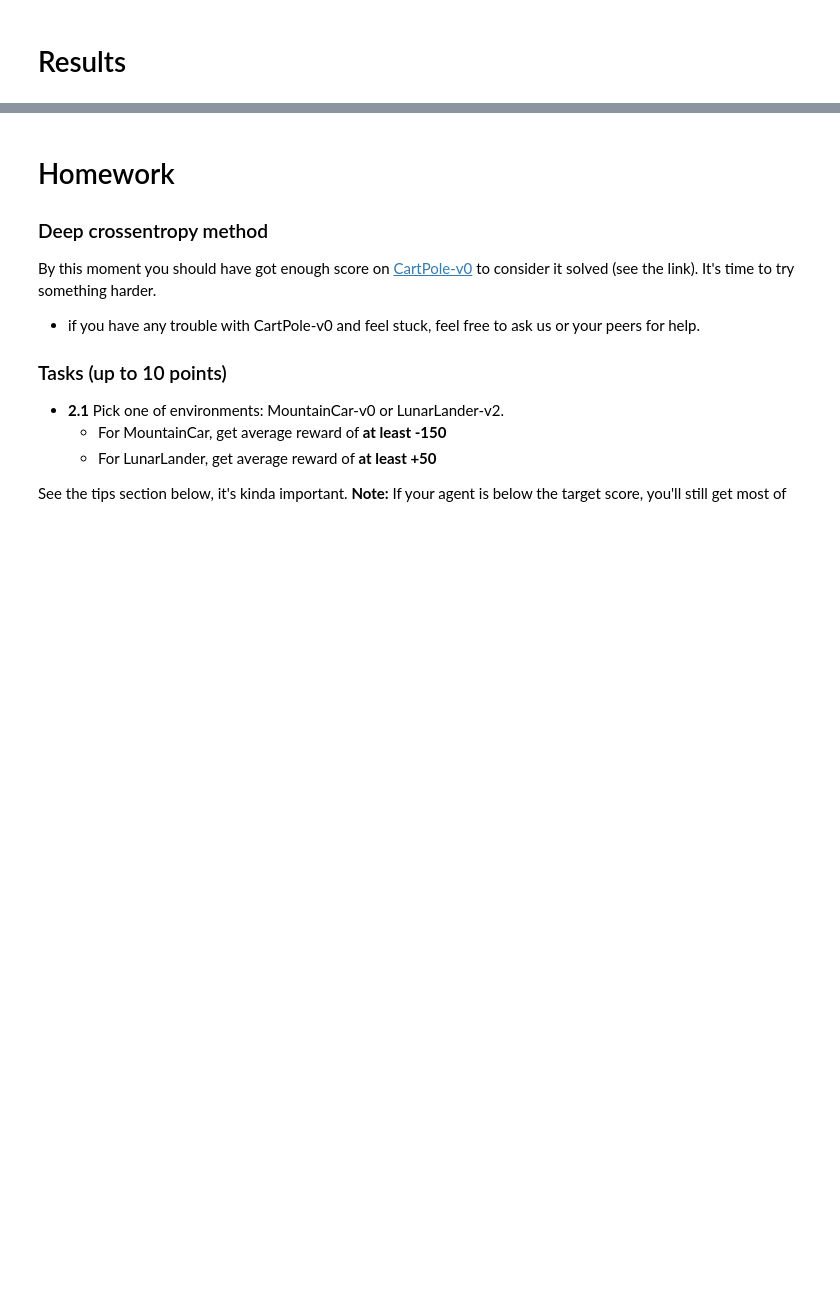
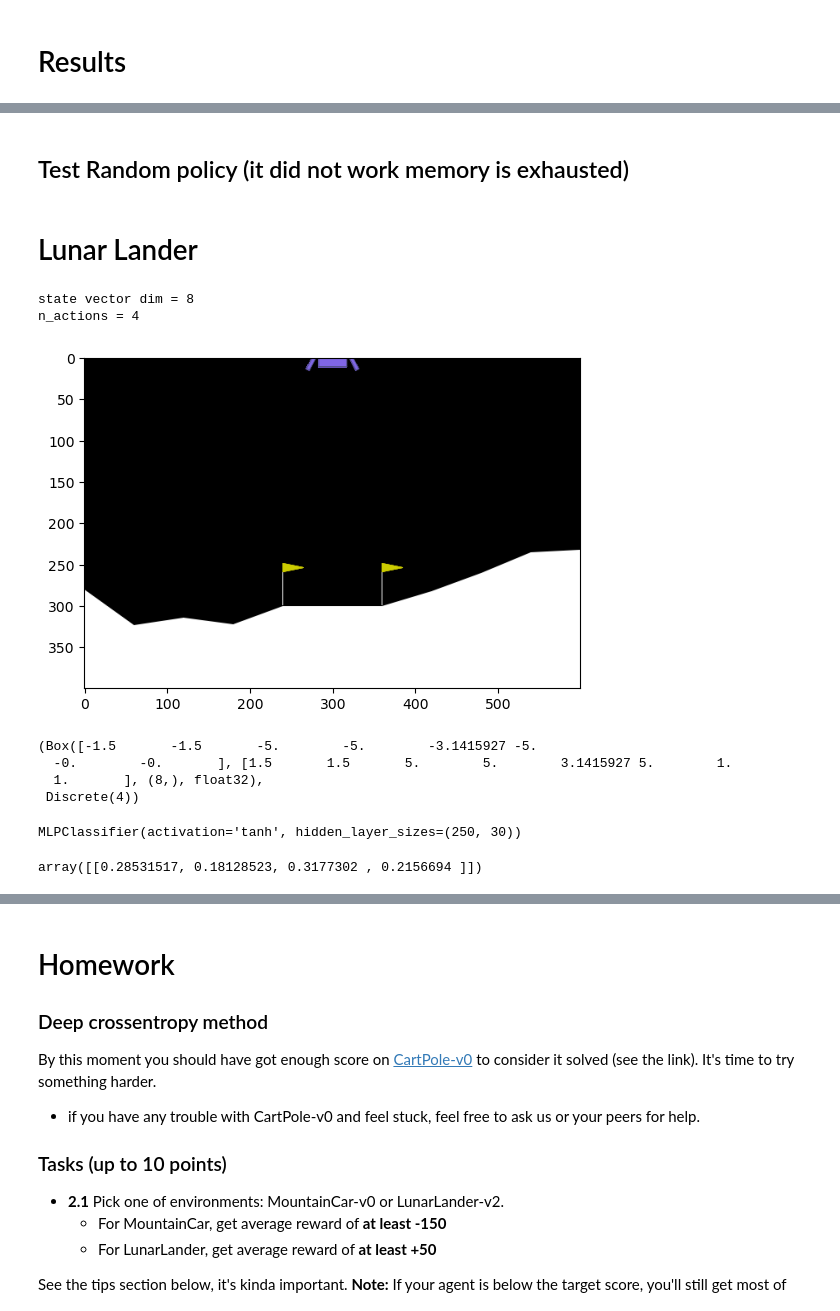
Before and after one commit to AlexGrig/practical-rl, a Jupyter notebook: hw-1-deep-crossentropy-method/hw-1-deep-crossentropy-method.ipynb, the cells around one changed output, grey strips where cells are left out. Drawn from its saved outputs; the diff is of its cells as text; code cells hidden in the pictures; blank space fills up the shorter version.

Commit message:
WH1 with lunar lander is done

```diff
--- a/hw-1-deep-crossentropy-method/hw-1-deep-crossentropy-method.ipynb
+++ b/hw-1-deep-crossentropy-method/hw-1-deep-crossentropy-method.ipynb
@@ -462,0 +459,2 @@ Video(video_paths[0])
+# %% [markdown]
+## Test Random policy (it did not work memory is exhausted)
@@ -462,0 +498,46 @@ Video(video_paths[0])
+# %% [markdown]
+# Lunar Lander
+# %%
+import time
+import gym
+import numpy as np
+import matplotlib.pyplot as plt
+from joblib import Parallel, delayed
+%matplotlib inline
+
+# if you see "<classname> has no attribute .env", remove .env or update gym
+env = gym.make("LunarLander-v2", new_step_api=True, render_mode='rgb_array')
+
+env.reset()
+n_actions = env.action_space.n
+state_dim = env.observation_space.shape[0]
+
+plt.imshow(env.render()[0])
+print("state vector dim =", state_dim)
+print("n_actions =", n_actions)
+
+env.close()
+# %% [output]
+state vector dim = 8
+n_actions = 4
+[figure, added]
+# %%
+env.observation_space, env.action_space
+# %% [output]
+(Box([-1.5       -1.5       -5.        -5.        -3.1415927 -5.
+  -0.        -0.       ], [1.5       1.5       5.        5.        3.1415927 5.        1.
+  1.       ], (8,), float32),
+ Discrete(4))
+# %%
+from sklearn.neural_network import MLPClassifier
+agent = MLPClassifier(hidden_layer_sizes=(250, 30), activation='tanh',)
+
+# initialize agent to the dimension of state space and number of actions
+agent.partial_fit([env.reset()] * n_actions, range(n_actions), range(n_actions))
+# %% [output]
+MLPClassifier(activation='tanh', hidden_layer_sizes=(250, 30))
+# %%
+agent.predict_proba([np.array([-0.00564699,  1.4038761 , -0.57200557, -0.3130787 ,  0.00655037,
+         0.12956794,  0.        ,  0.        ]),] )
+# %% [output]
+array([[0.28531517, 0.18128523, 0.3177302 , 0.2156694 ]])
```
Also changed, not shown: parts of 37 cells of this notebook.
